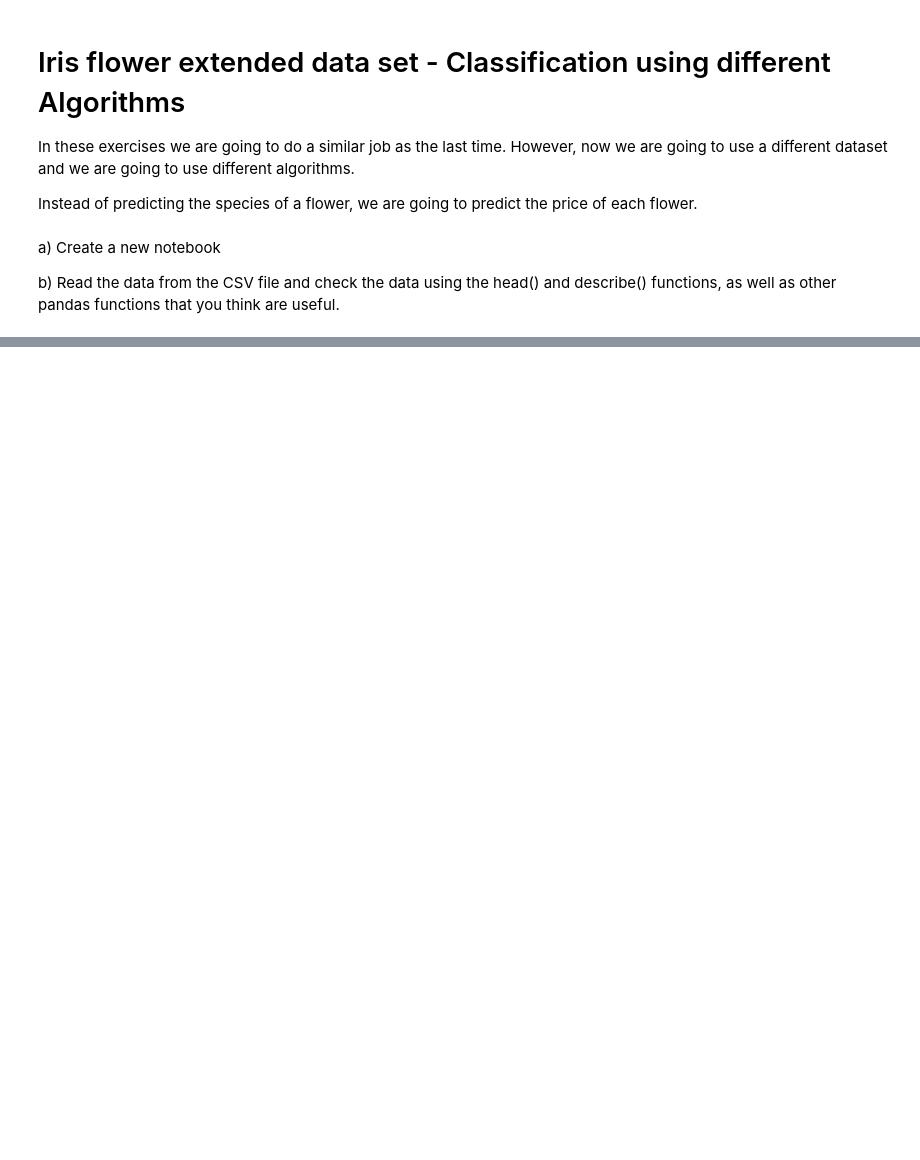
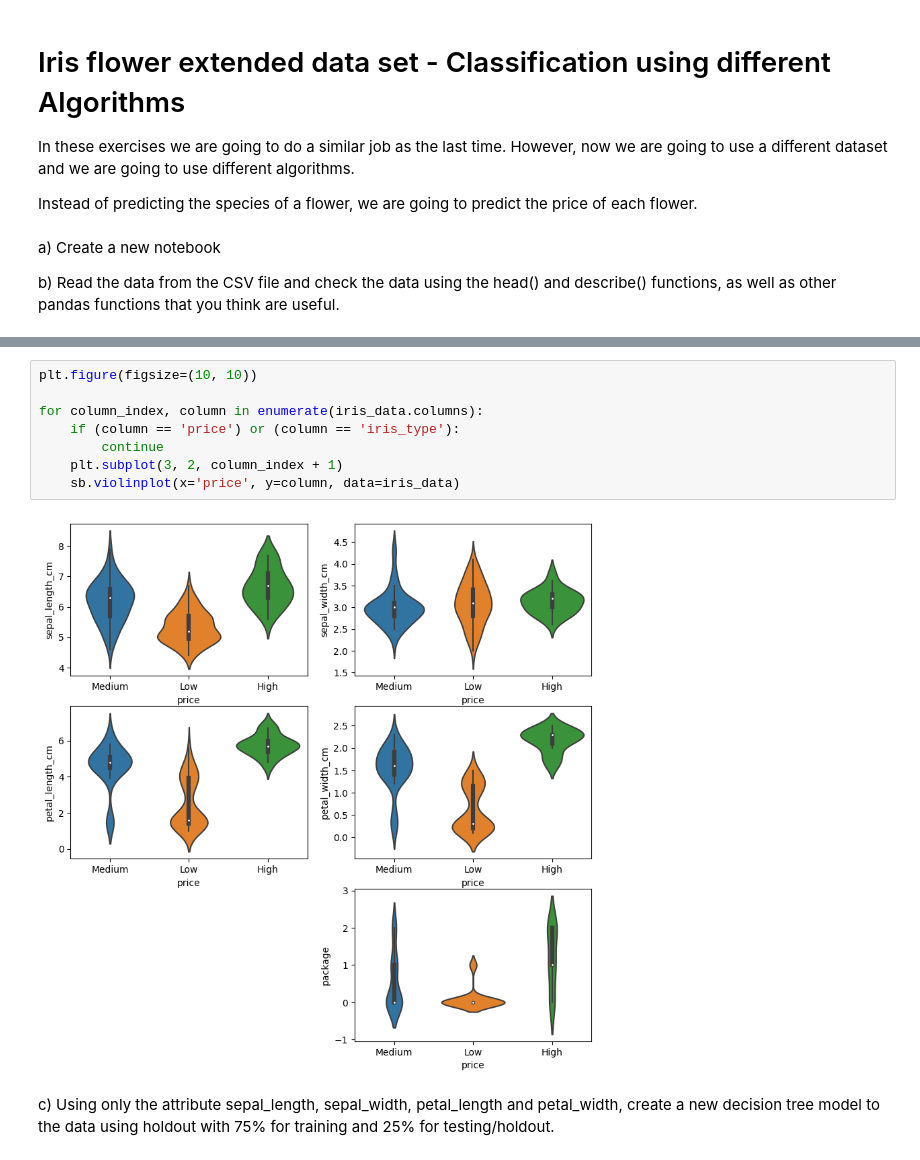
Before and after one commit to Johnny-droid/AI-Projects, a Jupyter notebook: Exercises5/Exercise5_2.ipynb, the cells around one changed output, grey strips where cells are left out. Saved outputs shown, nothing was run; the diff lists cells and outputs as text; blank space fills up the shorter version.

```diff
--- a/Exercises5/Exercise5_2.ipynb
+++ b/Exercises5/Exercise5_2.ipynb
@@ -27,0 +42,12 @@ iris_data.head()
+# %%
+plt.figure(figsize=(10, 10))
+
+for column_index, column in enumerate(iris_data.columns):
+    if (column == 'price') or (column == 'iris_type'):
+        continue
+    plt.subplot(3, 2, column_index + 1)
+    sb.violinplot(x='price', y=column, data=iris_data)
+# %% [output]
+[figure, added]
+# %% [markdown]
+c) Using only the attribute sepal_length, sepal_width, petal_length and petal_width, create a new decision tree model to the data using holdout with 75% for training and 25% for testing/holdout.
```
Also changed, not shown: parts of 16 cells of this notebook.
